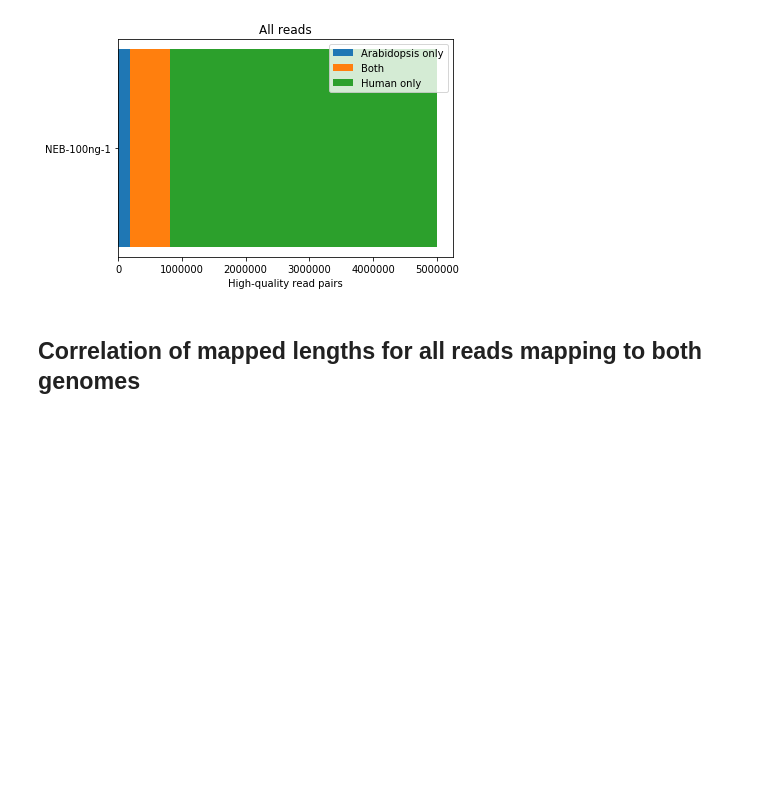
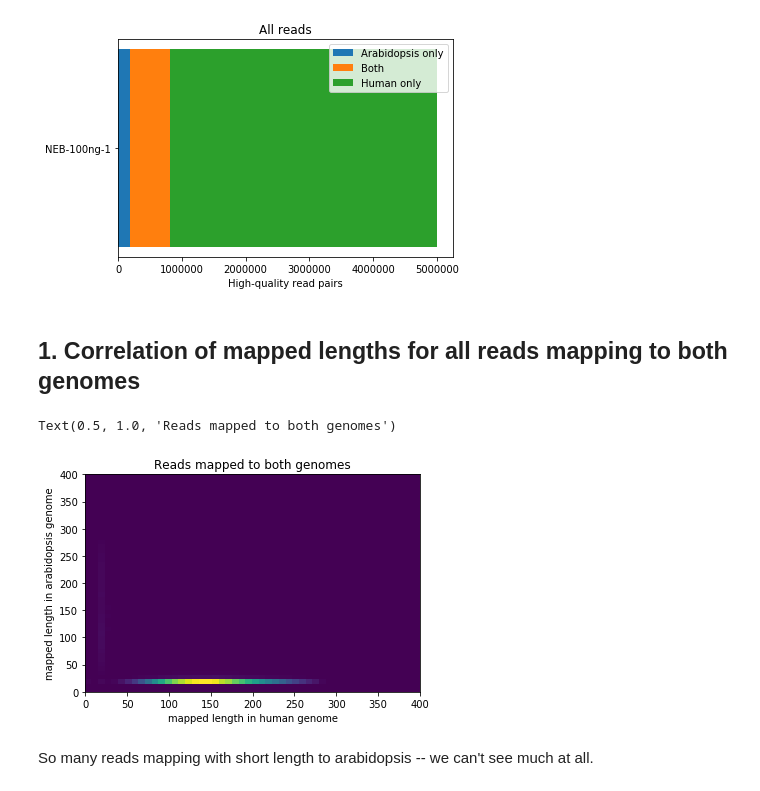
Before and after one commit to fa2k/comparison, a Jupyter notebook: subprojects/human-arabidopsis/h-a-analysis.ipynb, the cells around one changed output. Cells and saved outputs as stored; diff of their text form; code cells hidden in the pictures; blank space fills up the shorter version.

```diff
--- a/subprojects/human-arabidopsis/h-a-analysis.ipynb
+++ b/subprojects/human-arabidopsis/h-a-analysis.ipynb
@@ -124,10 +104,19 @@ def rebin(squareHist, factor):
     )
 # %% [markdown]
-## Correlation of mapped lengths for all reads mapping to both genomes
+## 1. Correlation of mapped lengths for all reads mapping to both genomes
 # %%
 rebin_factor = 8
 maxlen = 400
-z = rebin(size_corr[:maxlen,:maxlen], rebin_factor)
-x = list(range(0, maxlen+0, rebin_factor))
+z = rebin(size_corr[:maxlen,:maxlen], rebin_factor, rebin_factor)
+x = list(range(0, maxlen+1, rebin_factor))
 y = list(range(0, maxlen+1, rebin_factor))
+plt.pcolormesh(x, y, z)
+plt.xlabel('mapped length in human genome')
+plt.ylabel('mapped length in arabidopsis genome')
+plt.title('Reads mapped to both genomes')
+# %% [output]
+Text(0.5, 1.0, 'Reads mapped to both genomes')
+[figure, added]
+# %% [markdown]
+So many reads mapping with short length to arabidopsis -- we can't see much at all.
 # %%
```
Also changed, not shown: parts of 11 cells of this notebook.
